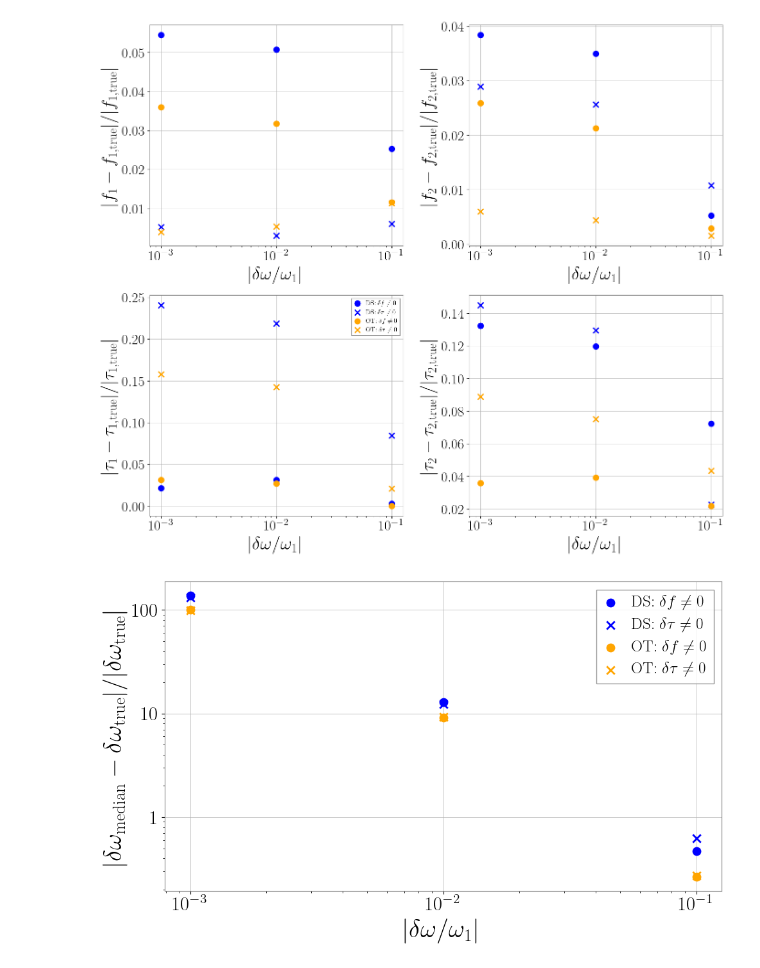
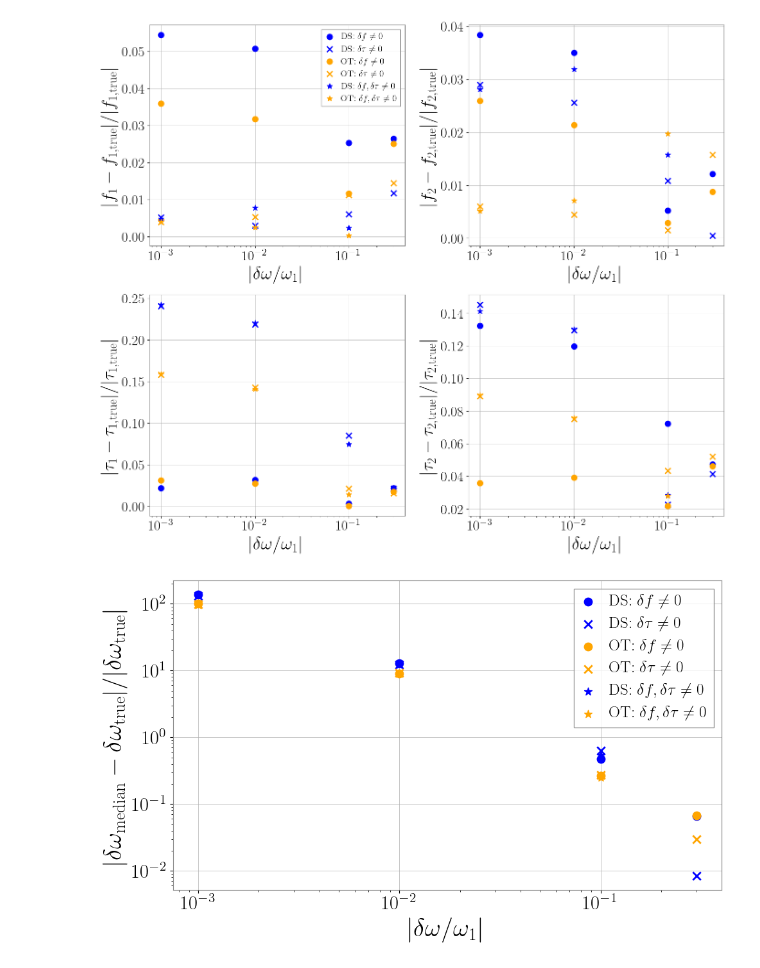
Before and after one commit to Hayato-Imafuku/ringdown, a Jupyter notebook: calculate_resolvability_of_complex_frequencies.ipynb, the cells around one changed output. Cells and saved outputs as stored; diff of their text form; code cells hidden in the pictures.

```diff
--- a/calculate_resolvability_of_complex_frequencies.ipynb
+++ b/calculate_resolvability_of_complex_frequencies.ipynb
@@ -549,11 +863,29 @@ ax[1, 0].scatter(OT_dw_over_w1_pyring, OT_fractional_accuracy_tau1_shiftIm_pyrin
 ax[1, 1].scatter(OT_dw_over_w1_pyring, OT_fractional_accuracy_tau2_shiftRe_pyring, marker='o', s=80, color='orange', label='OT: '+r'$\delta f \ne 0$')
 ax[1, 1].scatter(OT_dw_over_w1_pyring, OT_fractional_accuracy_tau2_shiftIm_pyring, marker='x', s=80, color='orange', label='OT: '+r'$\delta \tau \ne 0$')
 
+DS_45deg_fractional_accuracy_f1 = [r['fractional_accuracy_f1'] for r in DS_45deg_result_list_pyring if r['resolvability_f'] is not None]
+DS_45deg_fractional_accuracy_f2 = [r['fractional_accuracy_f2'] for r in DS_45deg_result_list_pyring if r['resolvability_f'] is not None]
+DS_45deg_fractional_accuracy_tau1 = [r['fractional_accuracy_tau1'] for r in DS_45deg_result_list_pyring if r['resolvability_f'] is not None]
+DS_45deg_fractional_accuracy_tau2 = [r['fractional_accuracy_tau2'] for r in DS_45deg_result_list_pyring if r['resolvability_f'] is not None]
+ax[0, 0].scatter(DS_45deg_dw_over_w1_pyring, DS_45deg_fractional_accuracy_f1, marker='*', s=80, color='blue', label='DS: '+r'$\delta f, \delta\tau\ne 0$')
+ax[0, 1].scatter(DS_45deg_dw_over_w1_pyring, DS_45deg_fractional_accuracy_f2, marker='*', s=80, color='blue', label='DS: '+r'$\delta f, \delta\tau\ne 0$')
+ax[1, 0].scatter(DS_45deg_dw_over_w1_pyring, DS_45deg_fractional_accuracy_tau1, marker='*', s=80, color='blue', label='DS: '+r'$\delta f, \delta\tau\ne 0$')
+ax[1, 1].scatter(DS_45deg_dw_over_w1_pyring, DS_45deg_fractional_accuracy_tau2, marker='*', s=80, color='blue', label='DS: '+r'$\delta f, \delta\tau\ne 0$')
+
+OT_45deg_fractional_accuracy_f1 = [r['fractional_accuracy_f1'] for r in OT_45deg_result_list_pyring if r['resolvability_f'] is not None]
+OT_45deg_fractional_accuracy_f2 = [r['fractional_accuracy_f2'] for r in OT_45deg_result_list_pyring if r['resolvability_f'] is not None]
+OT_45deg_fractional_accuracy_tau1 = [r['fractional_accuracy_tau1'] for r in OT_45deg_result_list_pyring if r['resolvability_f'] is not None]
+OT_45deg_fractional_accuracy_tau2 = [r['fractional_accuracy_tau2'] for r in OT_45deg_result_list_pyring if r['resolvability_f'] is not None]
+ax[0, 0].scatter(OT_45deg_dw_over_w1_pyring, OT_45deg_fractional_accuracy_f1, marker='*', s=80, color='orange', label='OT: '+r'$\delta f, \delta\tau\ne 0$')
+ax[0, 1].scatter(OT_45deg_dw_over_w1_pyring, OT_45deg_fractional_accuracy_f2, marker='*', s=80, color='orange', label='OT: '+r'$\delta f, \delta\tau\ne 0$')
+ax[1, 0].scatter(OT_45deg_dw_over_w1_pyring, OT_45deg_fractional_accuracy_tau1, marker='*', s=80, color='orange', label='OT: '+r'$\delta f, \delta\tau\ne 0$')
+ax[1, 1].scatter(OT_45deg_dw_over_w1_pyring, OT_45deg_fractional_accuracy_tau2, marker='*', s=80, color='orange', label='OT: '+r'$\delta f, \delta\tau\ne 0$')
+
 ax[0, 0].set_xscale('log')
 # ax[0, 0].set_yscale('log')
 ax[0, 0].set_xlabel(r'$|\delta\omega / \omega_{1}|$')
 ax[0, 0].set_ylabel(r'$|f_{1} - f_{1, \mathrm{true}}| / |f_{1, \mathrm{true}}|$')
-# ax[0, 0].legend()
+ax[0, 0].legend(fontsize=14)
 ax[0, 0].grid(True)
 
 ax[0, 1].set_xscale('log')
@@ -567,7 +899,7 @@ ax[1, 0].set_xscale('log')
 # ax[1, 0].set_yscale('log')
 ax[1, 0].set_xlabel(r'$|\delta\omega / \omega_{1}|$')
 ax[1, 0].set_ylabel(r'$|\tau_{1} - \tau_{1, \mathrm{true}}| / |\tau_{1, \mathrm{true}}|$')
-ax[1, 0].legend(fontsize=10)
+# ax[1, 0].legend(fontsize=10)
 ax[1, 0].grid(True)
 
 ax[1, 1].set_xscale('log')
@@ -582,7 +914,7 @@ for _ax in ax.flatten():
 fig.tight_layout()
 plt.show()
 # %% [output]
-[figure, old version]
+[figure, new version]
 # %%
 plt.figure()
 
@@ -614,31 +946,39 @@ plt.figure()
 # plt.scatter(OT_dw_over_w1, OTRA_fractional_accuracy_dw_shiftRe, marker='o', s=80, color='green', label='OTRA: '+r'$\delta f \ne 0$')
 # plt.scatter(OT_dw_over_w1, OTRA_fractional_accuracy_dw_shiftIm, marker='x', s=80, color='green', label='OTRA: '+r'$\delta \tau \ne 0$')
 
 # OTRA_conditional_fractional_accuracy_f =[r['fractional_accuracy_dw'] for r in OTRA_conditional_result_list if r['resolvability_f'] is not None]
 # OTRA_conditional_fractional_accuracy_tau = [r['fractional_accuracy_dw'] for r in OTRA_conditional_result_list if r['resolvability_tau'] is not None]
 # plt.scatter(OT_dw_over_w1, OTRA_conditional_fractional_accuracy_f, marker='o', s=80, color='red', label='OTRA: '+r'$\delta f \ne 0$'+', '+r'$\delta f<0$'+' prior')
 # plt.scatter(OT_dw_over_w1, OTRA_conditional_fractional_accuracy_tau, marker='x', s=80, color='red', label='OTRA: '+r'$\delta \tau \ne 0$'+', '+r'$\delta \tau>0$'+' prior')
 
 DS_dw_over_w1_pyring = [r['dw_over_w1'] for r in DS_result_list_pyring if r['resolvability_f'] is not None]
 DS_fractional_accuracy_dw_shiftRe_pyring = [r['fractional_accuracy_dw'] for r in DS_result_list_pyring if r['resolvability_f'] is not None]
 DS_fractional_accuracy_dw_shiftIm_pyring = [r['fractional_accuracy_dw'] for r in DS_result_list_pyring if r['resolvability_tau'] is not None]
 plt.scatter(DS_dw_over_w1_pyring, DS_fractional_accuracy_dw_shiftRe_pyring, marker='o', s=80, color='blue', label='DS: '+r'$\delta f \ne 0$')
 plt.scatter(DS_dw_over_w1_pyring, DS_fractional_accuracy_dw_shiftIm_pyring, marker='x', s=80, color='blue', label='DS: '+r'$\delta \tau \ne 0$')
 
 OT_dw_over_w1_pyring = [r['dw_over_w1'] for r in OT_result_list_pyring if r['resolvability_f'] is not None]
 OT_fractional_accuracy_dw_shiftRe_pyring = [r['fractional_accuracy_dw'] for r in OT_result_list_pyring if r['resolvability_f'] is not None]
 OT_fractional_accuracy_dw_shiftIm_pyring = [r['fractional_accuracy_dw'] for r in OT_result_list_pyring if r['resolvability_tau'] is not None]
 plt.scatter(OT_dw_over_w1_pyring, OT_fractional_accuracy_dw_shiftRe_pyring, marker='o', s=80, color='orange', label='OT: '+r'$\delta f \ne 0$')
 plt.scatter(OT_dw_over_w1_pyring, OT_fractional_accuracy_dw_shiftIm_pyring, marker='x', s=80, color='orange', label='OT: '+r'$\delta \tau \ne 0$')
 
+DS_45deg_dw_over_w1_pyring = [r['dw_over_w1'] for r in DS_45deg_result_list_pyring if r['resolvability_f'] is not None]
+DS_45deg_fractional_accuracy_dw = [r['fractional_accuracy_dw'] for r in DS_45deg_result_list_pyring if r['resolvability_f'] is not None]
+plt.scatter(DS_45deg_dw_over_w1_pyring, DS_45deg_fractional_accuracy_dw, marker='*', s=80, color='blue', label='DS: '+r'$\delta f, \delta\tau\ne 0$')
+
+OT_45deg_dw_over_w1_pyring = [r['dw_over_w1'] for r in OT_45deg_result_list_pyring if r['resolvability_f'] is not None]
+OT_45deg_fractional_accuracy_dw = [r['fractional_accuracy_dw'] for r in OT_45deg_result_list_pyring if r['resolvability_f'] is not None]
+plt.scatter(OT_45deg_dw_over_w1_pyring, OT_45deg_fractional_accuracy_dw, marker='*', s=80, color='orange', label='OT: '+r'$\delta f, \delta\tau\ne 0$')
+
 plt.xscale('log')
 plt.yscale('log')
 plt.xlabel(r'$|\delta\omega / \omega_{1}|$')
 plt.ylabel(r'$|\delta \omega_{\mathrm{median}} - \delta \omega_{\mathrm{true}}| / |\delta \omega_{\mathrm{true}}|$')
 plt.legend()
 plt.grid(True)
 plt.gca().set_axisbelow(True)
 plt.tight_layout()
 plt.show()
 # %% [output]
-[figure, old version]
+[figure, new version]
```
Also changed, not shown: parts of 4 cells of this notebook, 40 other files.
